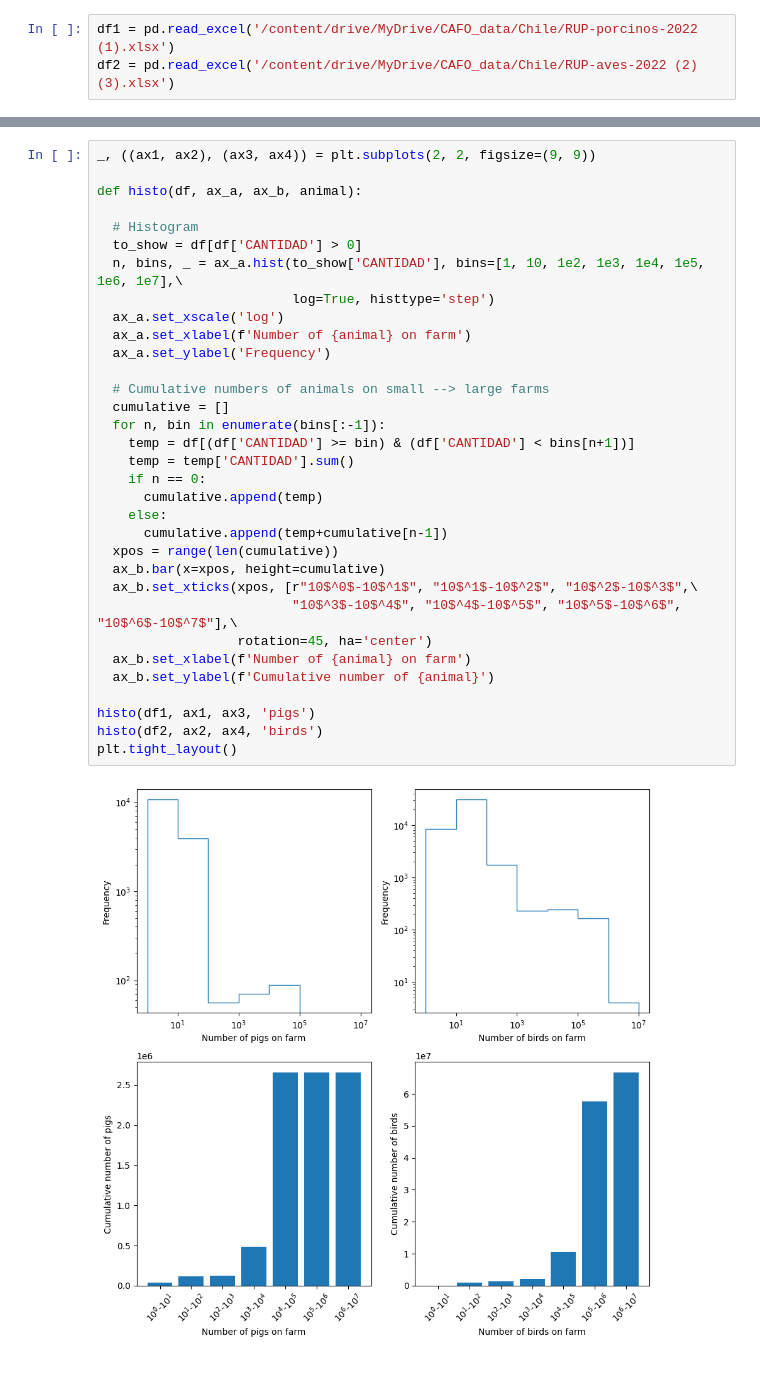
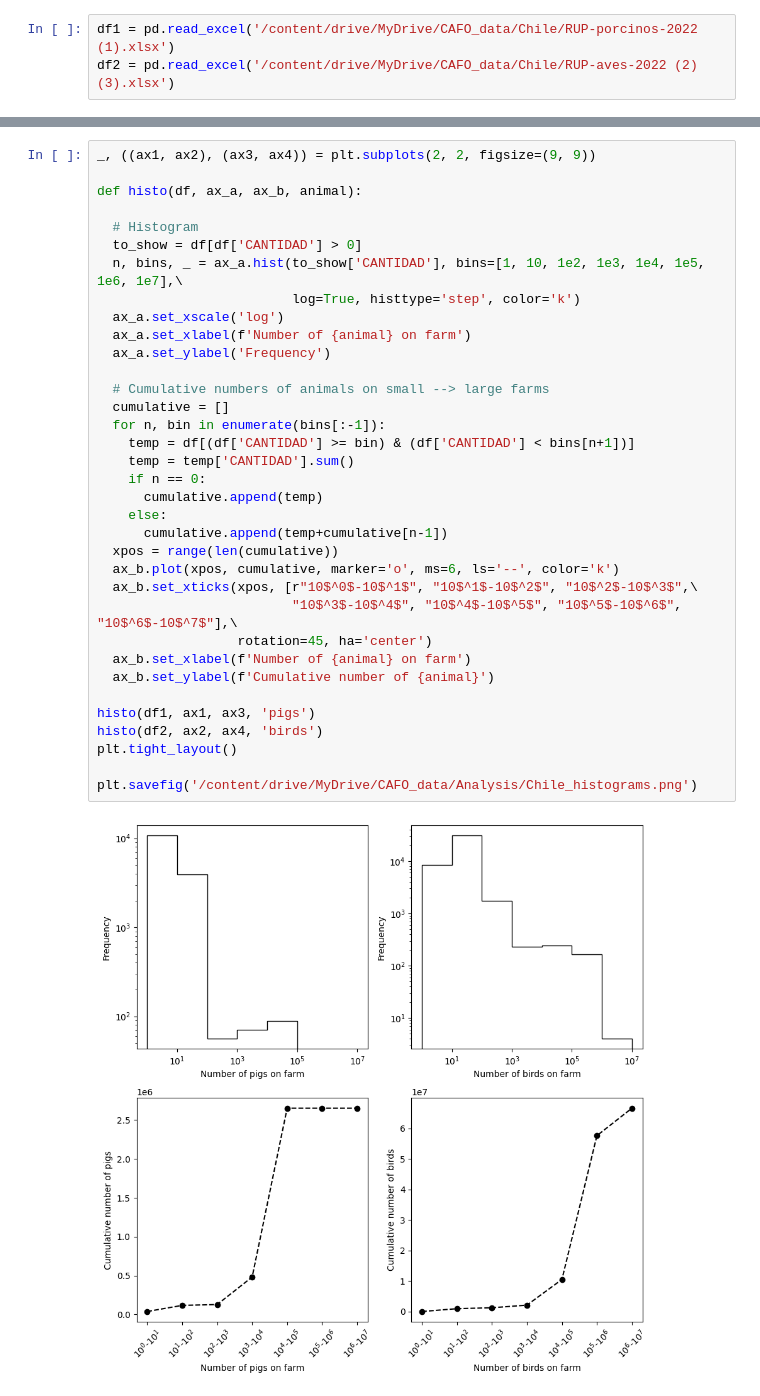
Before and after one commit to rachelemason/CAFO-AI, a Jupyter notebook: processChileData.ipynb, the cells around one changed output, grey strips where cells are left out. Drawn from its saved outputs; the diff is of its cells as text.

```diff
--- a/processChileData.ipynb
+++ b/processChileData.ipynb
@@ -49,33 +106,35 @@ _, ((ax1, ax2), (ax3, ax4)) = plt.subplots(2, 2, figsize=(9, 9))
 
 def histo(df, ax_a, ax_b, animal):
 
   # Histogram
   to_show = df[df['CANTIDAD'] > 0]
   n, bins, _ = ax_a.hist(to_show['CANTIDAD'], bins=[1, 10, 1e2, 1e3, 1e4, 1e5, 1e6, 1e7],\
-                         log=True, histtype='step')
+                         log=True, histtype='step', color='k')
   ax_a.set_xscale('log')
   ax_a.set_xlabel(f'Number of {animal} on farm')
   ax_a.set_ylabel('Frequency')
 
   # Cumulative numbers of animals on small --> large farms
   cumulative = []
   for n, bin in enumerate(bins[:-1]):
     temp = df[(df['CANTIDAD'] >= bin) & (df['CANTIDAD'] < bins[n+1])]
     temp = temp['CANTIDAD'].sum()
     if n == 0:
       cumulative.append(temp)
     else:
       cumulative.append(temp+cumulative[n-1])
   xpos = range(len(cumulative))
-  ax_b.bar(x=xpos, height=cumulative)
+  ax_b.plot(xpos, cumulative, marker='o', ms=6, ls='--', color='k')
   ax_b.set_xticks(xpos, [r"10$^0$-10$^1$", "10$^1$-10$^2$", "10$^2$-10$^3$",\
                          "10$^3$-10$^4$", "10$^4$-10$^5$", "10$^5$-10$^6$", "10$^6$-10$^7$"],\
                   rotation=45, ha='center')
   ax_b.set_xlabel(f'Number of {animal} on farm')
   ax_b.set_ylabel(f'Cumulative number of {animal}')
 
 histo(df1, ax1, ax3, 'pigs')
 histo(df2, ax2, ax4, 'birds')
 plt.tight_layout()
+
+plt.savefig('/content/drive/MyDrive/CAFO_data/Analysis/Chile_histograms.png')
 # %% [output]
-[figure, old version]
+[figure, new version]
```
Also changed, not shown: parts of 30 cells of this notebook.
